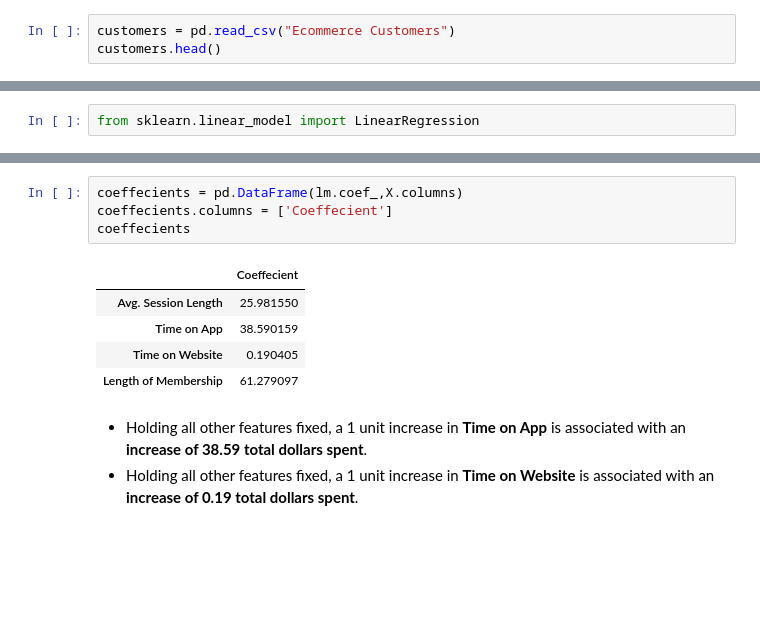
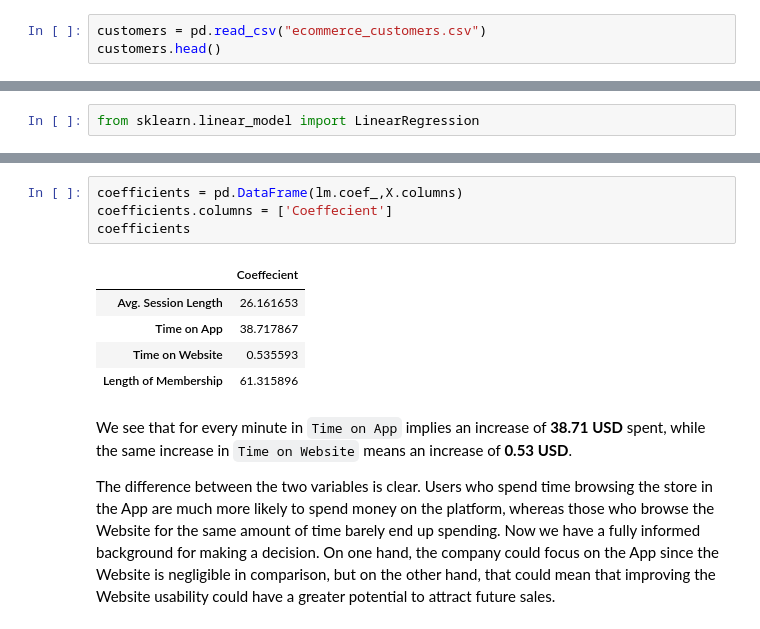
Before and after one commit to wonx/data-science-portfolio, a Jupyter notebook: ecommerce-linear-regression/Main.ipynb, the cells around one changed output, grey strips where cells are left out. Cells and saved outputs as stored; diff of their text form; blank space fills up the shorter version.

```diff
--- a/ecommerce-linear-regression/Main.ipynb
+++ b/ecommerce-linear-regression/Main.ipynb
@@ -23,5 +15,5 @@ Import the dataset and inspect its contents
 # %%
-customers = pd.read_csv("Ecommerce Customers")
+customers = pd.read_csv("ecommerce_customers.csv")
 customers.head()
 # %% [output]
 |  | Email | Address | Avatar | Avg. Session Length | Time on App | Time on Website | Length of Membership | ... |
@@ -159,13 +178,15 @@ App or Website?
 # %%
-coeffecients = pd.DataFrame(lm.coef_,X.columns)
-coeffecients.columns = ['Coeffecient']
-coeffecients
+coefficients = pd.DataFrame(lm.coef_,X.columns)
+coefficients.columns = ['Coeffecient']
+coefficients
 # %% [output]
 |  | Coeffecient |
-| Avg. Session Length | 25.981550 |
-| Time on App | 38.590159 |
-| Time on Website | 0.190405 |
-| Length of Membership | 61.279097 |
+| Avg. Session Length | 26.161653 |
+| Time on App | 38.717867 |
+| Time on Website | 0.535593 |
+| Length of Membership | 61.315896 |
-# %% [markdown]
-- Holding all other features fixed, a 1 unit increase in **Time on App** is associated with an **increase of 38.59 total dollars spent**.
-- Holding all other features fixed, a 1 unit increase in **Time on Website** is associated with an **increase of 0.19 total dollars spent**.
+# %% [markdown]
+We see that for every minute in `Time on App` implies an increase of **38.71 USD** spent, while the same increase in `Time on Website` means an increase of **0.53 USD**.
+
+The difference between the two variables is clear. Users who spend time browsing the store in the App are much more likely to spend money on the platform, whereas those who browse the Website for the same amount of time barely end up spending.
+Now we have a fully informed background for making a decision. On one hand, the company could focus on the App since the Website is negligible in comparison, but on the other hand, that could mean that improving the Website usability could have a greater potential to attract future sales.
```
Also changed, not shown: parts of 48 cells of this notebook.
